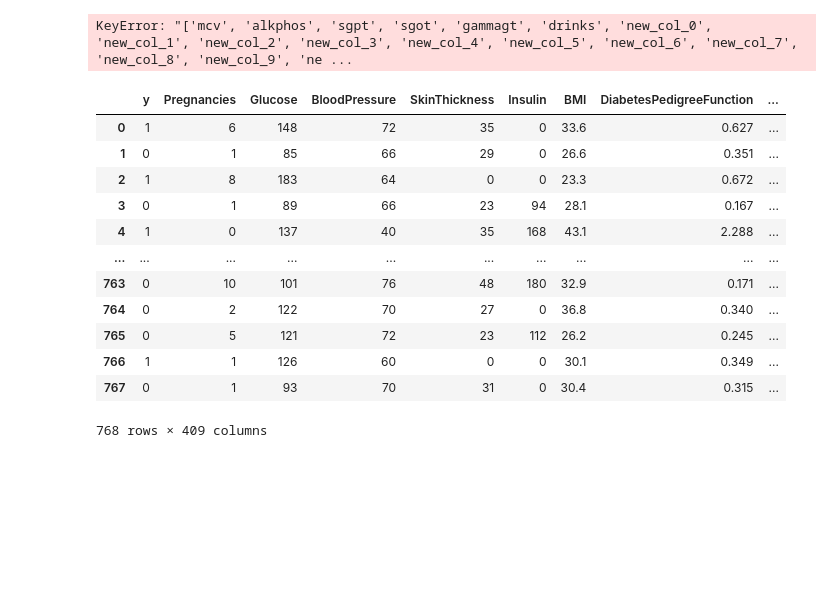
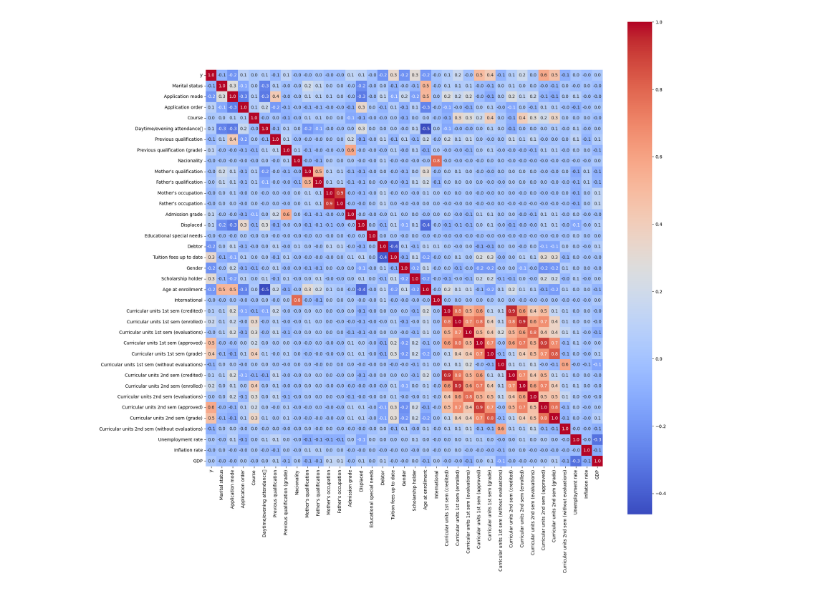
Before and after one commit to szuvarska/LogRegCCD, a Jupyter notebook: data/prepare dasets.ipynb, the cells around one changed output. Saved outputs shown, nothing was run; the diff lists cells and outputs as text; code cells hidden in the pictures; blank space fills up the shorter version.

```diff
--- a/data/prepare dasets.ipynb
+++ b/data/prepare dasets.ipynb
@@ -57,47 +57,36 @@ earthquake_df.to_csv('earthquake_preprocessed.csv', index=False)
 # %%
 academic = pd.read_csv('academic.csv', sep=';')
 """
 https://archive.ics.uci.edu/dataset/697/predict+students+dropout+and+academic+success
 
 The dataset was created in a project that aims to contribute to the reduction of academic dropout and failure in higher education, by using machine learning techniques to identify students at risk at an early stage of their academic path, so that strategies to support them can be put into place. """
 
-#count target variable
-academic['Target'].value_counts()
+
+# #count target variable
+# academic['Target'].value_counts()
 academic = academic.rename(columns={'Target': 'y'})
 academic['y'] = academic['y'].apply(lambda x:  1 if x == 'Graduate' else 0) #combining droupout and enrolled as a 0
-academic = academic[['y'] + [col for col in liver_df.columns if col != 'y']]
+academic = academic[['y'] + [col for col in academic.columns if col != 'y']]
 
 corr = academic.corr()
 plt.figure(figsize=(20, 20))
 sns.heatmap(corr, annot=True, fmt=".1f", cmap='coolwarm', square=True)
 upper = corr.where(np.triu(np.ones(corr.shape), k=1).astype(bool))
-to_drop = [column for column in upper.columns if any(upper[column] > 0.8)]
+to_drop = [column for column in upper.columns if any(upper[column] >= 0.8)]
 academic = academic.drop(columns=to_drop)
 
-for i in range(2500):
-    academic[f'new_col_{i}'] = np.random.uniform(low=0,high=1, size=academic.shape[0])
+new_cols = pd.DataFrame(np.random.uniform(low=0, high=1, size=(academic.shape[0], 2500)),
+                        columns=[f'new_col_{i}' for i in range(2500)])
+academic = pd.concat([academic, new_cols], axis=1)
 
 academic.to_csv('academic_preprocessed.csv', index=False)
 # %% [output]
-KeyError: "['mcv', 'alkphos', 'sgpt', 'sgot', 'gammagt', 'drinks', 'new_col_0', 'new_col_1', 'new_col_2', 'new_col_3', 'new_col_4', 'new_col_5', 'new_col_6', 'new_col_7', 'new_col_8', 'new_col_9', 'ne ...
+[figure, added]
 # %%
 diabetes_df = pd.read_csv('diabetes.csv')
 diabetes_df = diabetes_df.rename(columns={'Outcome': 'y'})
 diabetes_df = diabetes_df[['y'] + [col for col in diabetes_df.columns if col != 'y']]
-for i in range(400):
-    diabetes_df[f'new_col_{i}'] = np.random.uniform(low=0,high=1, size=diabetes_df.shape[0])
-diabetes_df.to_csv('diabetes_preprocessed.csv', index=False)v
+new_cols = pd.DataFrame(np.random.uniform(low=0, high=1, size=(diabetes_df.shape[0], 400)),
+                        columns=[f'new_col_{i}' for i in range(400)])
+diabetes_df = pd.concat([diabetes_df, new_cols], axis=1)
+diabetes_df.to_csv('diabetes_preprocessed.csv', index=False)
-# %% [output]
-|  | y | Pregnancies | Glucose | BloodPressure | SkinThickness | Insulin | BMI | DiabetesPedigreeFunction | ... |
-| 0 | 1 | 6 | 148 | 72 | 35 | 0 | 33.6 | 0.627 | ... |
-| 1 | 0 | 1 | 85 | 66 | 29 | 0 | 26.6 | 0.351 | ... |
-| 2 | 1 | 8 | 183 | 64 | 0 | 0 | 23.3 | 0.672 | ... |
-| 3 | 0 | 1 | 89 | 66 | 23 | 94 | 28.1 | 0.167 | ... |
-| 4 | 1 | 0 | 137 | 40 | 35 | 168 | 43.1 | 2.288 | ... |
-| ... | ... | ... | ... | ... | ... | ... | ... | ... | ... |
-| 763 | 0 | 10 | 101 | 76 | 48 | 180 | 32.9 | 0.171 | ... |
-| 764 | 0 | 2 | 122 | 70 | 27 | 0 | 36.8 | 0.340 | ... |
-| 765 | 0 | 5 | 121 | 72 | 23 | 112 | 26.2 | 0.245 | ... |
-| 766 | 1 | 1 | 126 | 60 | 0 | 0 | 30.1 | 0.349 | ... |
-| 767 | 0 | 1 | 93 | 70 | 31 | 0 | 30.4 | 0.315 | ... |
-768 rows × 409 columns
```
Also changed, not shown: parts of 1 cell of this notebook, 26 other files.
